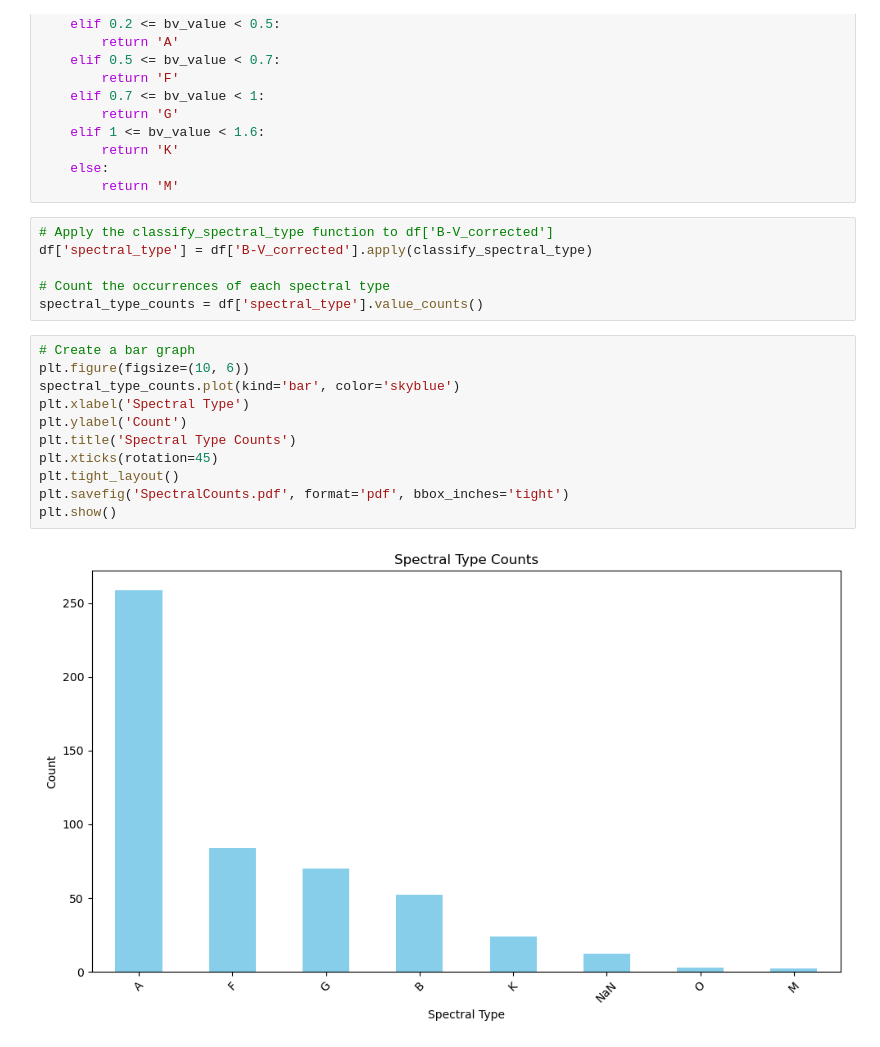
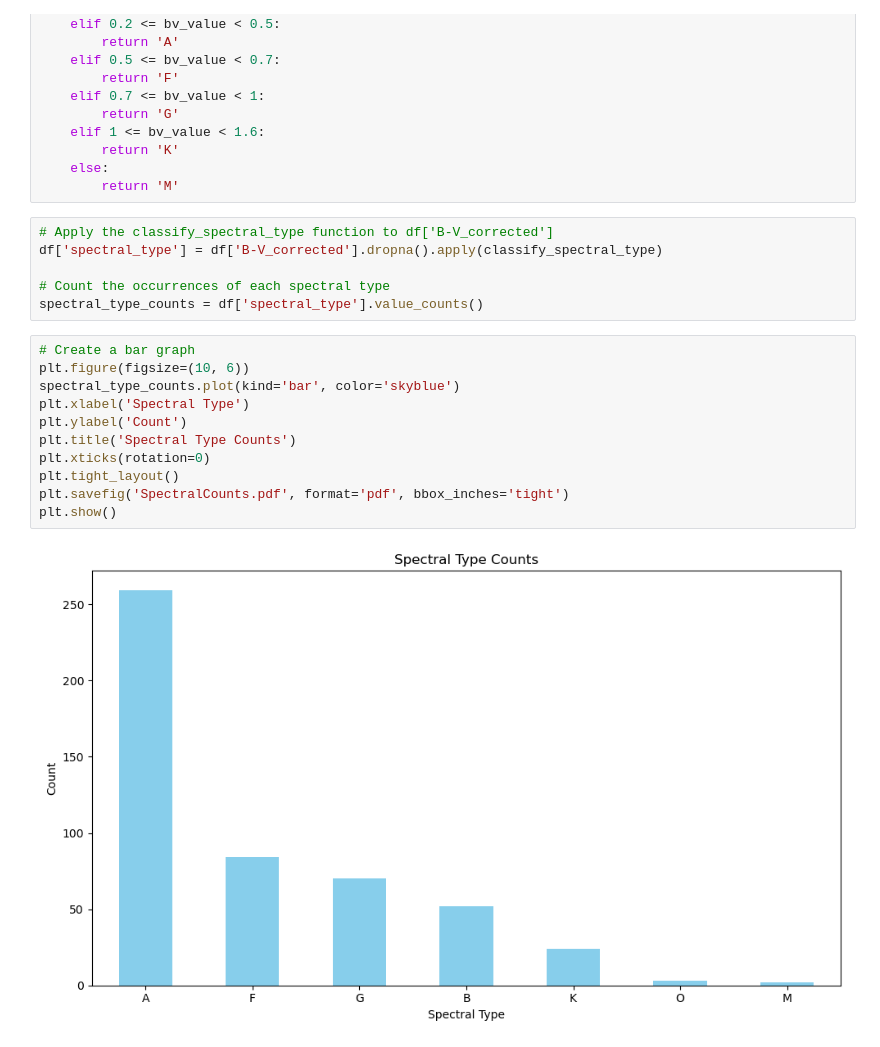
Before and after one commit to MuhammadArshad123/NGC1245, a Jupyter notebook: ngc.ipynb, the cells around one changed output. Cells and saved outputs as stored; diff of their text form.

Commit message:
Fixed Graphs

```diff
--- a/ngc.ipynb
+++ b/ngc.ipynb
@@ -72,20 +72,20 @@ def classify_spectral_type(bv_value):
         return 'M'
 # %%
 # Apply the classify_spectral_type function to df['B-V_corrected']
-df['spectral_type'] = df['B-V_corrected'].apply(classify_spectral_type)
+df['spectral_type'] = df['B-V_corrected'].dropna().apply(classify_spectral_type)
 
 # Count the occurrences of each spectral type
 spectral_type_counts = df['spectral_type'].value_counts()
 # %%
 # Create a bar graph
 plt.figure(figsize=(10, 6))
 spectral_type_counts.plot(kind='bar', color='skyblue')
 plt.xlabel('Spectral Type')
 plt.ylabel('Count')
 plt.title('Spectral Type Counts')
-plt.xticks(rotation=45)
+plt.xticks(rotation=0)
 plt.tight_layout()
 plt.savefig('SpectralCounts.pdf', format='pdf', bbox_inches='tight')
 plt.show()
 # %% [output]
-[figure, old version]
+[figure, new version]
```
Also changed, not shown: parts of 1 cell of this notebook, 2 other files.
